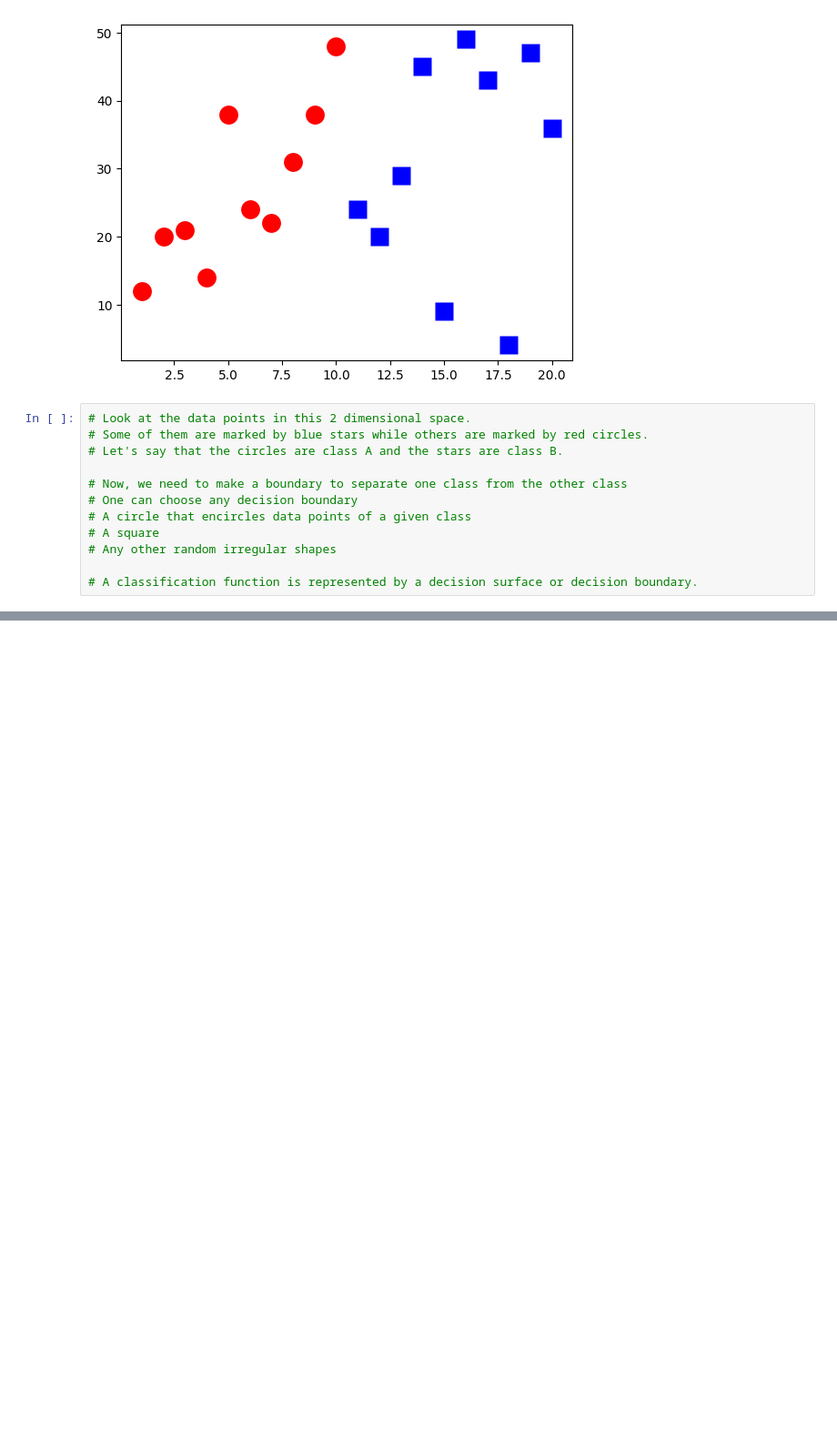
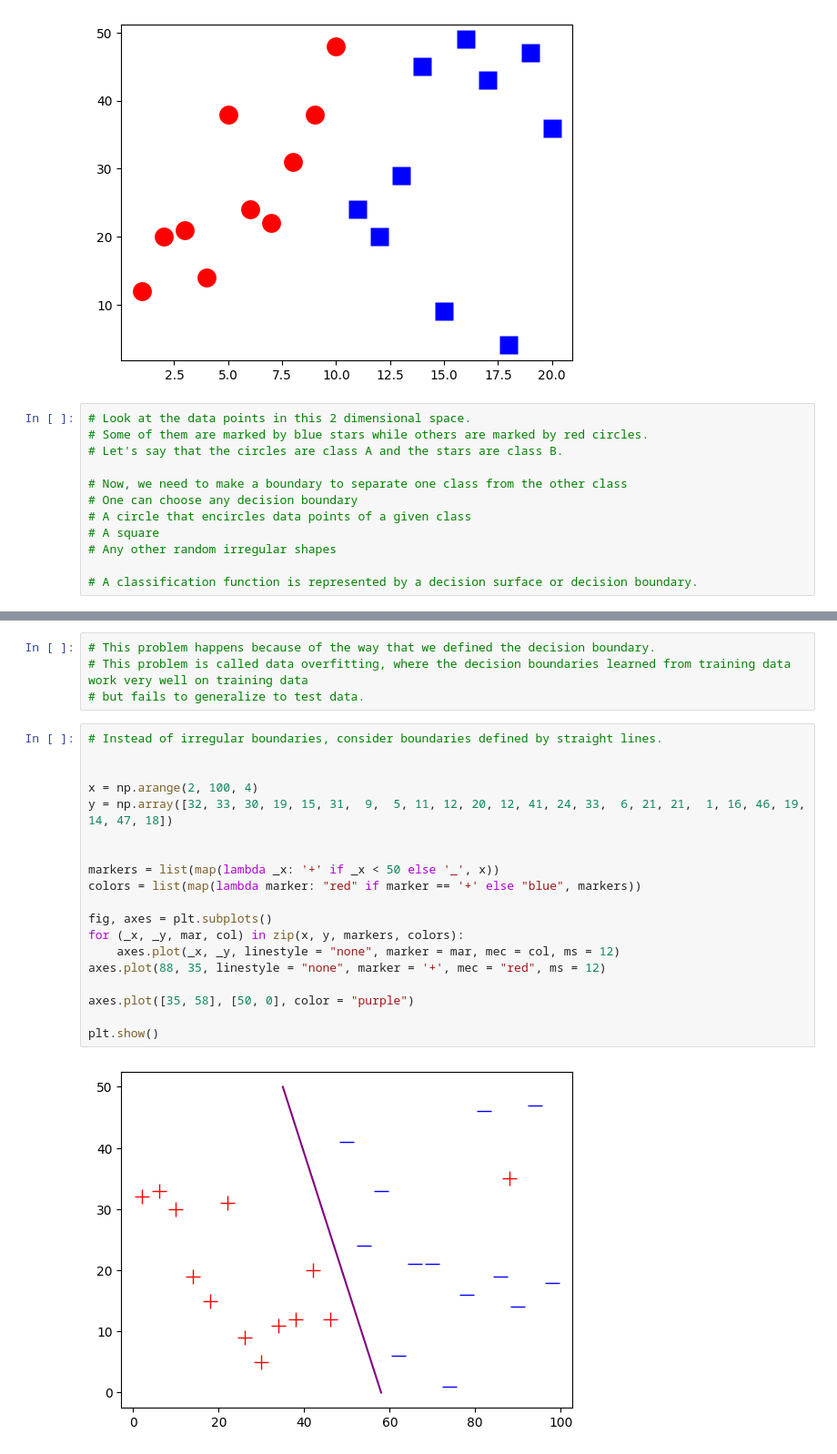
Before and after one commit to anoban/Applied-Text-Mining-in-Python, a Jupyter notebook: anoban/Support Vector Machines.ipynb, the cells around one changed output, grey strips where cells are left out. Shown: that part at 91% size. Drawn from its saved outputs; the diff is of its cells as text; blank space fills up the shorter version.

```diff
--- a/anoban/Support Vector Machines.ipynb
+++ b/anoban/Support Vector Machines.ipynb
@@ -72,0 +120,25 @@ plt.show()
+# %%
+# This problem happens because of the way that we defined the decision boundary.
+# This problem is called data overfitting, where the decision boundaries learned from training data work very well on training data
+# but fails to generalize to test data.
+# %%
+# Instead of irregular boundaries, consider boundaries defined by straight lines.
+
+
+x = np.arange(2, 100, 4)
+y = np.array([32, 33, 30, 19, 15, 31,  9,  5, 11, 12, 20, 12, 41, 24, 33,  6, 21, 21,  1, 16, 46, 19, 14, 47, 18])
+
+
+markers = list(map(lambda _x: '+' if _x < 50 else '_', x))
+colors = list(map(lambda marker: "red" if marker == '+' else "blue", markers))
+
+fig, axes = plt.subplots()
+for (_x, _y, mar, col) in zip(x, y, markers, colors):
+    axes.plot(_x, _y, linestyle = "none", marker = mar, mec = col, ms = 12)
+axes.plot(88, 35, linestyle = "none", marker = '+', mec = "red", ms = 12)
+
+axes.plot([35, 58], [50, 0], color = "purple")
+
+plt.show()
+# %% [output]
+[figure, added]
```
Also changed, not shown: parts of 10 cells of this notebook.
